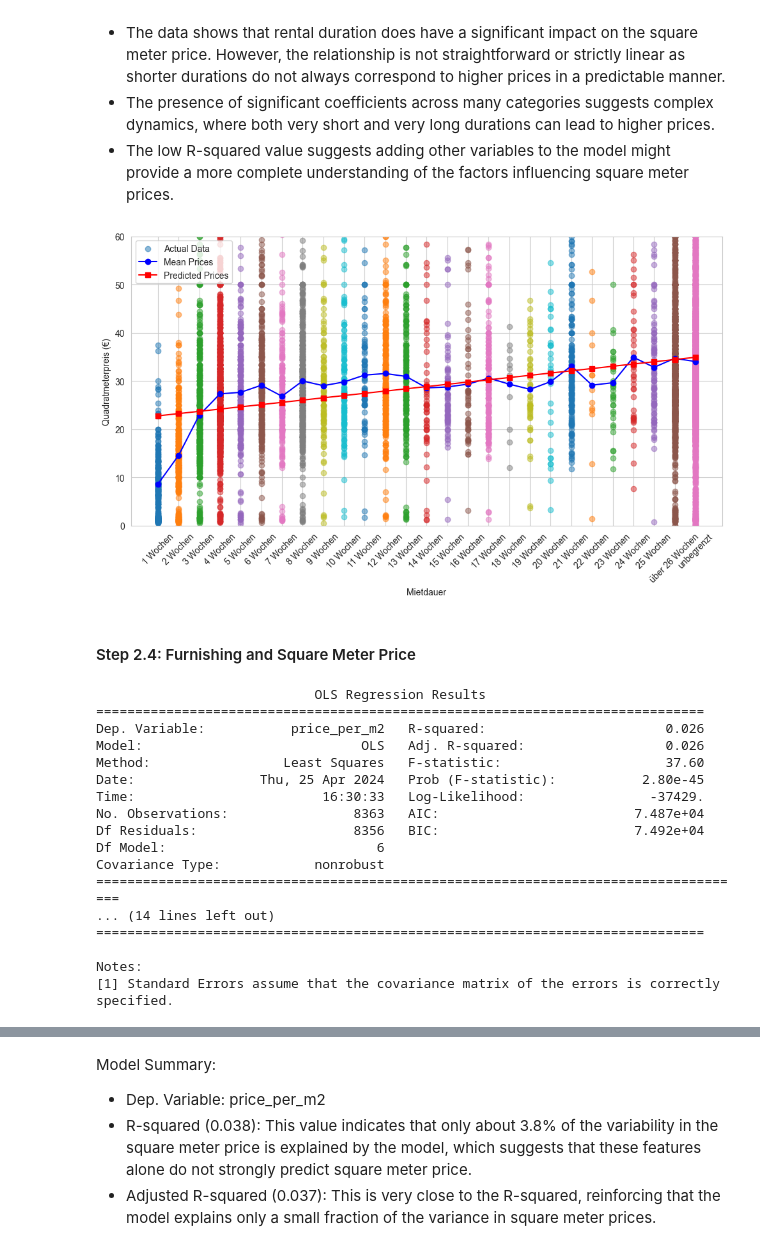
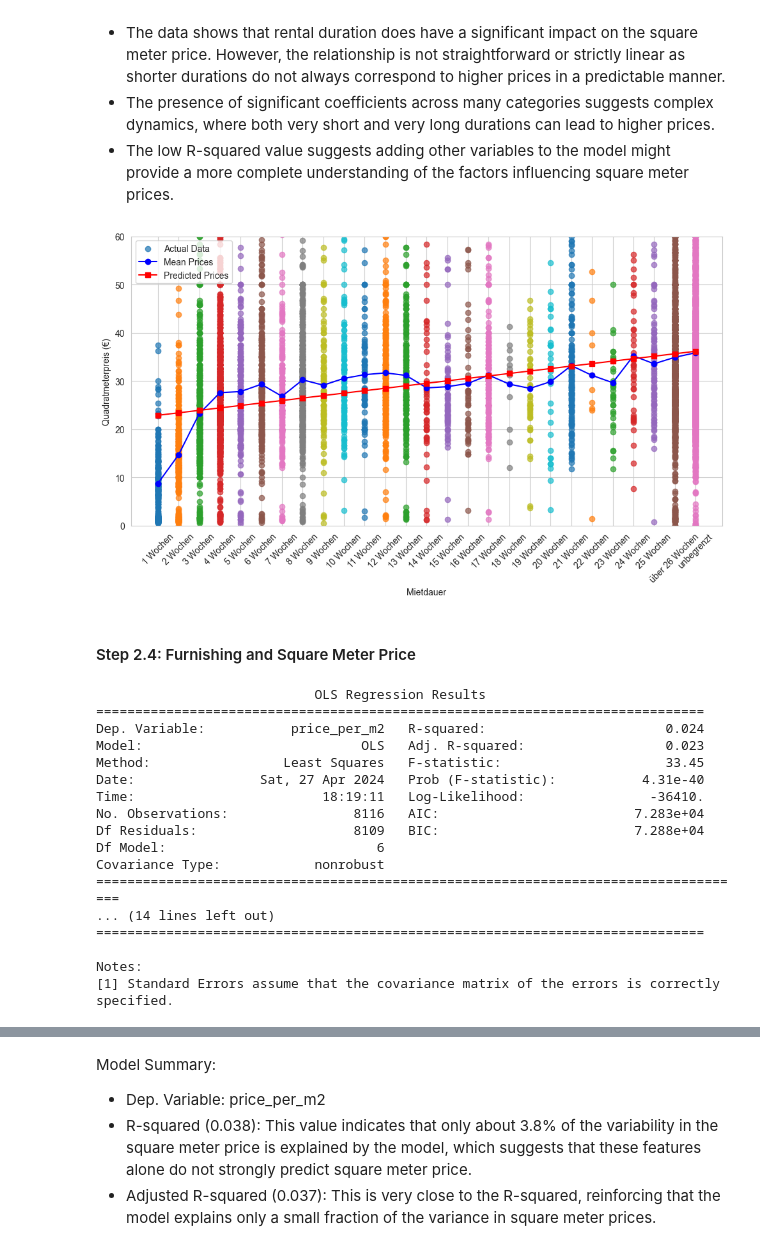
Before and after one commit to pascals00/WG-Gesucht, a Jupyter notebook: DataAnalysis/PriceDeterminantsAnalysis.ipynb, the cells around one changed output, grey strips where cells are left out. Saved outputs shown, nothing was run; the diff lists cells and outputs as text; code cells hidden in the pictures.

```diff
--- a/DataAnalysis/PriceDeterminantsAnalysis.ipynb
+++ b/DataAnalysis/PriceDeterminantsAnalysis.ipynb
@@ -22,10 +22,7 @@ df = pd.read_parquet('Data/apartmentsBerlinDataCleaned.parquet')
 # %%
 df_price_det_analysis = df[['apartmentID', 'title', 'room_size', 'total_rent', 'suburb', 'district', 'online_since' ,'available_from', 'available_until', 'apartment_size', 'furnitured', 'balcony', 'garden', 'bathroom']]
 
-# Clean the data and convert the columns to the right data type for calculations
-df_price_det_analysis.loc[:, 'room_size'] = df_price_det_analysis['room_size'].str.replace('m²', '').astype(float)
-df_price_det_analysis.loc[:, 'apartment_size'] = df_price_det_analysis['apartment_size'].str.replace('m²', '').astype(float)
-df_price_det_analysis.loc[:, 'total_rent'] = df_price_det_analysis['total_rent'].str.replace('€', '').astype(float)
+# Format the date columns
 df_price_det_analysis.loc[:, 'online_since'] = pd.to_datetime(df_price_det_analysis['online_since'])
 df_price_det_analysis.loc[:, 'available_from'] = pd.to_datetime(df_price_det_analysis['available_from'], dayfirst=True)
 df_price_det_analysis.loc[:, 'available_until'] = pd.to_datetime(df_price_det_analysis['available_until'], dayfirst=True)
@@ -159,9 +155,7 @@ df_cleaned = df_price_det_analysis.dropna(subset=[indep_var, dep_var])
 df_cleaned['price_per_m2'] = pd.to_numeric(df_price_det_analysis[dep_var], errors='coerce')
 
 # Generate dummy variables for 'district' again
-district_dummies = pd.get_dummies(df_cleaned[indep_var], drop_first=False).astype(int)
-
-district_dummies = district_dummies.drop('Mitte', axis=1)
+district_dummies = pd.get_dummies(df_cleaned[indep_var], drop_first=True).astype(int)
 
 # Prepare the regression variables
 X = district_dummies
@@ -170,10 +164,11 @@ Y = df_cleaned[dep_var]
 # Add a constant to the model (for the intercept)
 X = sm.add_constant(X)
 
-# Split the data into training and testing sets
-X_train, X_test, y_train, y_test = train_test_split(X, Y, test_size=0.2, random_state=0)
-
+# Create and fit the model with statsmodels
 model = sm.OLS(Y, X).fit()
 
+# Print the summary of the model
 print(model.summary())
+
+st.save_reg_results(ind_var=indep_var, dep_var=dep_var, model=model)
 # %% [output]
@@ -242,7 +253,10 @@ df['duration_category'] = df['duaration_weeks'].apply(categorize_duration)
 order = [f"{i} Wochen" for i in range(1, 26)] + ["über 26 Wochen", "unbegrenzt"]
 df['duration_category'] = pd.Categorical(df['duration_category'], categories=order, ordered=True)
 
-dummies = pd.get_dummies(df['duration_category'], drop_first=True).astype(int)
+dummies = pd.get_dummies(df['duration_category'], drop_first=False).astype(int)
+
+dummies = dummies.drop('unbegrenzt', axis=1)
+
 df = pd.concat([df, dummies], axis=1)
 
 df.dropna(subset=['price_per_m2'] + list(dummies.columns), inplace=True)
@@ -329,48 +332,31 @@ Conclusion:
 # %%
-# Reinige die Kategorien von NaN-Werten
-df['duration_category'].fillna("unbegrenzt", inplace=True)
-
-# Berechnung des Quadratmeterpreises
-df['price_per_m2'] = pd.to_numeric(df['total_rent'], errors='coerce') / pd.to_numeric(df['room_size'], errors='coerce')
-df.dropna(subset=['price_per_m2'], inplace=True)
-
-# Umwandlung der kategorisierten Mietdauer in numerische Werte für die Regression
-df['duration_numeric'] = df['duration_category'].astype('category').cat.codes
-
-# Daten für das Modell vorbereiten
-X = sm.add_constant(df[['duration_numeric']])  # Fügt eine Konstante (Intercept) zum Modell hinzu
-Y = df['price_per_m2']
-
-# Modell erstellen und anpassen
-model = sm.OLS(Y, X).fit()
-
 # Vorhersagen für jede Kategorie machen
 df['predicted'] = model.predict(X)
 
 # Visualization
 plt.figure(figsize=(10, 6))
 categories = df['duration_category'].cat.categories
 means = df.groupby('duration_category')['price_per_m2'].mean()
 predicted = df.groupby('duration_category')['predicted'].mean()
 
 # Ensure categories are used in the plot
 for category in categories:
     actual = df[df['duration_category'] == category]['price_per_m2']
-    plt.scatter([category] * len(actual), actual, alpha=0.5, label='Actual Data' if category == categories[0] else "")
+    plt.scatter([category] * len(actual), actual, alpha=0.7 , label='Actual Data' if category == categories[0] else "")
 plt.plot(categories, [means[cat] for cat in categories], 'o-', color='blue', label='Mean Prices')
 plt.plot(categories, [predicted[cat] for cat in categories], 's-', color='red', label='Predicted Prices')
 
 #plt.title('Einfluss der Mietdauer auf den Quadratmeterpreis')
 plt.xlabel('Mietdauer')
 plt.ylabel('Quadratmeterpreis (€)')
 plt.xticks(rotation=45)
 plt.ylim(0, 60)
 plt.legend()
 plt.grid(True)
 plt.tight_layout()
 plt.show()
 # %% [output]
-[figure, old version]
+[figure, new version]
 # %% [markdown]
 #### Step 2.4: Furnishing and Square Meter Price
 # %%
@@ -400,24 +386,23 @@ X = sm.add_constant(df[X_columns])  # Konstante hinzufügen für das Intercept
 # Abhängige Variable Y
 Y = df['price_per_m2']
 
-# Daten aufteilen in Trainings- und Testdatensätze
-X_train, X_test, y_train, y_test = train_test_split(X, Y, test_size=0.2, random_state=0)
-
 # Modell erstellen und anpassen
 model = sm.OLS(Y, X).fit()
 
 # Ergebnisse ausgeben
 print(model.summary())
+
+st.save_reg_results(ind_var='furnishing', dep_var='price_per_m2', model=model)
 # %% [output]
                             OLS Regression Results
 ==============================================================================
-Dep. Variable:           price_per_m2   R-squared:                       0.026
-Model:                            OLS   Adj. R-squared:                  0.026
-Method:                 Least Squares   F-statistic:                     37.60
-Date:                Thu, 25 Apr 2024   Prob (F-statistic):           2.80e-45
-Time:                        16:30:33   Log-Likelihood:                -37429.
-No. Observations:                8363   AIC:                         7.487e+04
-Df Residuals:                    8356   BIC:                         7.492e+04
+Dep. Variable:           price_per_m2   R-squared:                       0.024
+Model:                            OLS   Adj. R-squared:                  0.023
+Method:                 Least Squares   F-statistic:                     33.45
+Date:                Sat, 27 Apr 2024   Prob (F-statistic):           4.31e-40
+Time:                        18:19:11   Log-Likelihood:                -36410.
+No. Observations:                8116   AIC:                         7.283e+04
+Df Residuals:                    8109   BIC:                         7.288e+04
 Df Model:                           6
 Covariance Type:            nonrobust
 ====================================================================================
```
Also changed, not shown: parts of 8 cells of this notebook, 3 other files.
